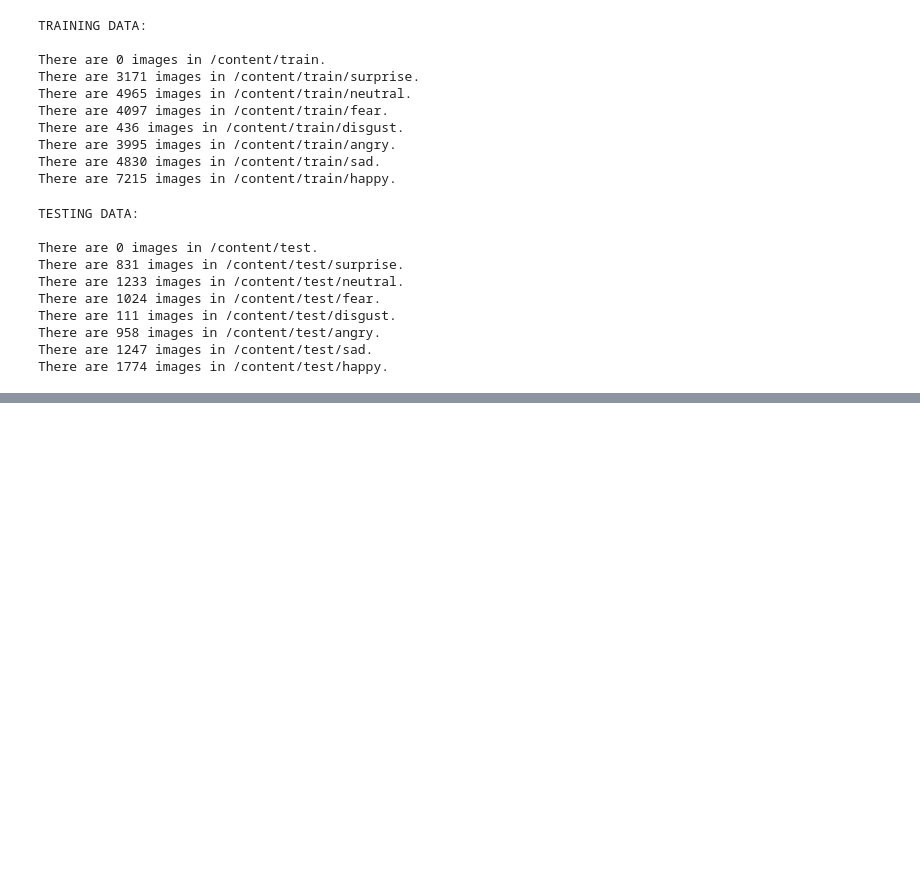
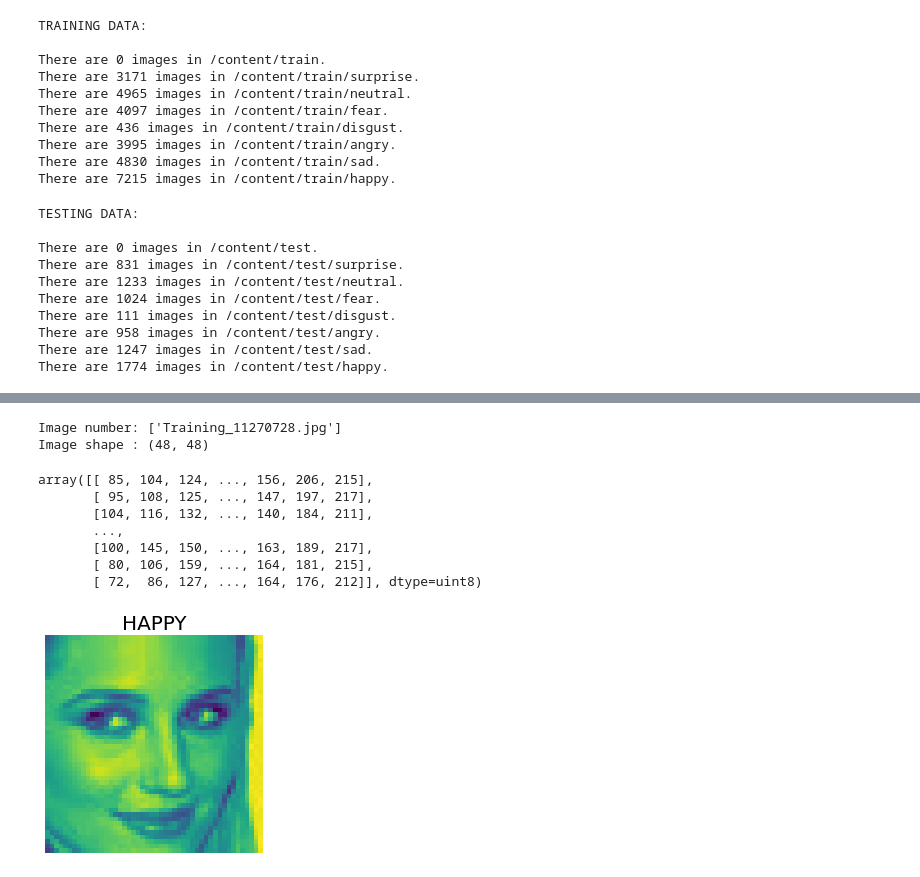
Before and after one commit to Arka1212/Live-Class-Monitoring-System-Face-Emotion-Recognition, a Jupyter notebook: Live_Class_Monitoring_System_(Face_Emotion_Recognition).ipynb, the cells around one changed output, grey strips where cells are left out. Drawn from its saved outputs; the diff is of its cells as text; code cells hidden in the pictures; blank space fills up the shorter version.

```diff
--- a/Live_Class_Monitoring_System_(Face_Emotion_Recognition).ipynb
+++ b/Live_Class_Monitoring_System_(Face_Emotion_Recognition).ipynb
@@ -109,0 +179,15 @@ There are 1774 images in /content/test/happy.
+# %%
+# Viewing random image of 'happy' class.
+view_random_images(target_dir = train_data,
+                   target_class = 'happy')
+# %% [output]
+Image number: ['Training_11270728.jpg']
+Image shape : (48, 48)
+array([[ 85, 104, 124, ..., 156, 206, 215],
+       [ 95, 108, 125, ..., 147, 197, 217],
+       [104, 116, 132, ..., 140, 184, 211],
+       ...,
+       [100, 145, 150, ..., 163, 189, 217],
+       [ 80, 106, 159, ..., 164, 181, 215],
+       [ 72,  86, 127, ..., 164, 176, 212]], dtype=uint8)
+[figure, added]
```
Also changed, not shown: parts of 9 cells of this notebook.
